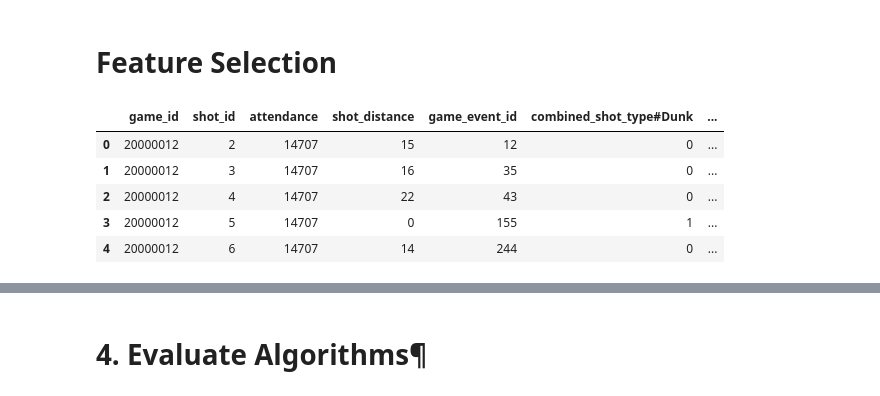
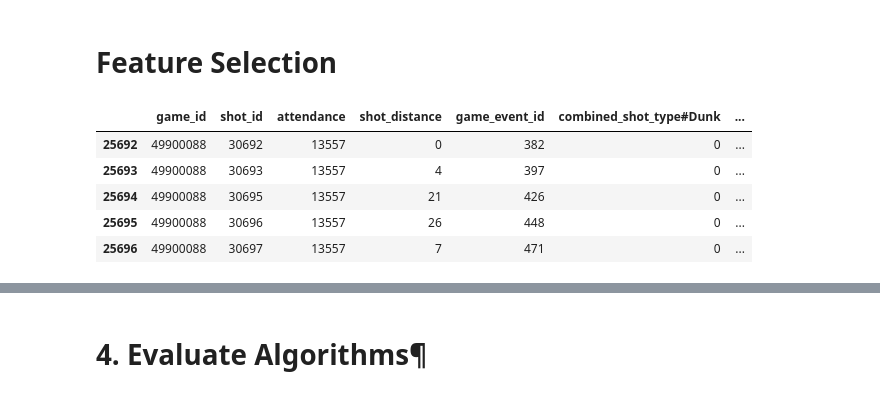
Before and after one commit to quedogf94/Spring2019_Project2, a Jupyter notebook: Kobe.ipynb, the cells around one changed output, grey strips where cells are left out. Drawn from its saved outputs; the diff is of its cells as text; code cells hidden in the pictures.

```diff
--- a/Kobe.ipynb
+++ b/Kobe.ipynb
@@ -261,7 +262,8 @@ kobe_df.drop('lon', axis=1, inplace=True) # Correlated with loc_x
 #kobe_df.drop('playoffs', axis=1, inplace=True) # Highly Correlated with game_id
 kobe_df.drop('team_name', axis=1, inplace=True) # Always LA Lakers
 kobe_df.drop('recId', axis=1, inplace=True) # Highly Correlated with shot_Id
-#kobe_df.drop('shot_made_flag', axis=1, inplace=True)#Target
+kobe_df.drop('loc_x', axis=1, inplace=True)#Target
+kobe_df.drop('loc_y', axis=1, inplace=True)#Target
 # %% [markdown]
 # Data Transformation
 New features
@@ -285,8 +287,8 @@ kobe_df['game_month'] = kobe_df['game_date'].dt.month
 kobe_df.drop('game_date', axis=1, inplace=True)
 
 # Loc_x, and loc_y binning
-kobe_df['loc_x'] = pd.cut(kobe_df['loc_x'], 25)
-kobe_df['loc_y'] = pd.cut(kobe_df['loc_y'], 25)
+#kobe_df['loc_x'] = pd.cut(kobe_df['loc_x'], 25)
+#kobe_df['loc_y'] = pd.cut(kobe_df['loc_y'], 25)
 
 # Replace 20 least common action types with value 'Other'
 rare_action_types = kobe_df['action_type'].value_counts().sort_values().index.values[:20]
@@ -296,7 +298,8 @@ kobe_df.loc[kobe_df['action_type'].isin(rare_action_types), 'action_type'] = 'Ot
 # %%
 categorial_cols = [
     'action_type', 'combined_shot_type', 'period', 'season', 'shot_type',
-    'shot_zone_area', 'shot_zone_basic', 'shot_zone_range', 'game_month', 'opponent', 'loc_x', 'loc_y']
+    #'shot_zone_area', 'shot_zone_basic', 'shot_zone_range', 'game_month', 'opponent', 'loc_x', 'loc_y']
+    'shot_zone_area', 'shot_zone_basic', 'shot_zone_range', 'game_month', 'opponent']
 
 for cc in categorial_cols:
     dummies = pd.get_dummies(kobe_df[cc])
@@ -411,17 +413,17 @@ print(featureScores.nlargest(20,'Score'))  #print 10 best features
 # %%
-kobe_df = kobe_df.loc[:,['game_id','shot_id','attendance','shot_distance','game_event_id','combined_shot_type#Dunk','action_type#Jump Shot','shot_zone_basic#Restricted Area','action_type#Driving Layup Shot','loc_x#(-10.96, 8.96]','loc_y#(-2.84, 10.88]','shot_zone_range#Less Than 8 ft.','action_type#Slam Dunk Shot','action_type#Driving Dunk Shot','action_type#Running Jump Shot','shot_zone_area#Center(C)','shot_zone_range#24+ ft.','shot_type#3PT Field Goal','combined_shot_type#Layup','shot_zone_basic#Above the Break 3']]
+kobe_df = kobe_df.loc[:,['game_id','shot_id','attendance','shot_distance','game_event_id','combined_shot_type#Dunk','action_type#Jump Shot','shot_zone_basic#Restricted Area','action_type#Driving Layup Shot','shot_zone_range#Less Than 8 ft.','action_type#Slam Dunk Shot','action_type#Driving Dunk Shot','action_type#Running Jump Shot','shot_zone_area#Center(C)','combined_shot_type#Layup']]
 X = kobe_df
 # %% [markdown]
 # Feature Selection
 # %%
-kobe_df.head()
+kobe_df.tail()
 # %% [output]
 |  | game_id | shot_id | attendance | shot_distance | game_event_id | combined_shot_type#Dunk | ... |
-| 0 | 20000012 | 2 | 14707 | 15 | 12 | 0 | ... |
-| 1 | 20000012 | 3 | 14707 | 16 | 35 | 0 | ... |
-| 2 | 20000012 | 4 | 14707 | 22 | 43 | 0 | ... |
-| 3 | 20000012 | 5 | 14707 | 0 | 155 | 1 | ... |
-| 4 | 20000012 | 6 | 14707 | 14 | 244 | 0 | ... |
+| 25692 | 49900088 | 30692 | 13557 | 0 | 382 | 0 | ... |
+| 25693 | 49900088 | 30693 | 13557 | 4 | 397 | 0 | ... |
+| 25694 | 49900088 | 30695 | 13557 | 21 | 426 | 0 | ... |
+| 25695 | 49900088 | 30696 | 13557 | 26 | 448 | 0 | ... |
+| 25696 | 49900088 | 30697 | 13557 | 7 | 471 | 0 | ... |
 # %%
 from sklearn.model_selection import train_test_split
 # create training and testing vars
```
Also changed, not shown: parts of 13 cells of this notebook.
